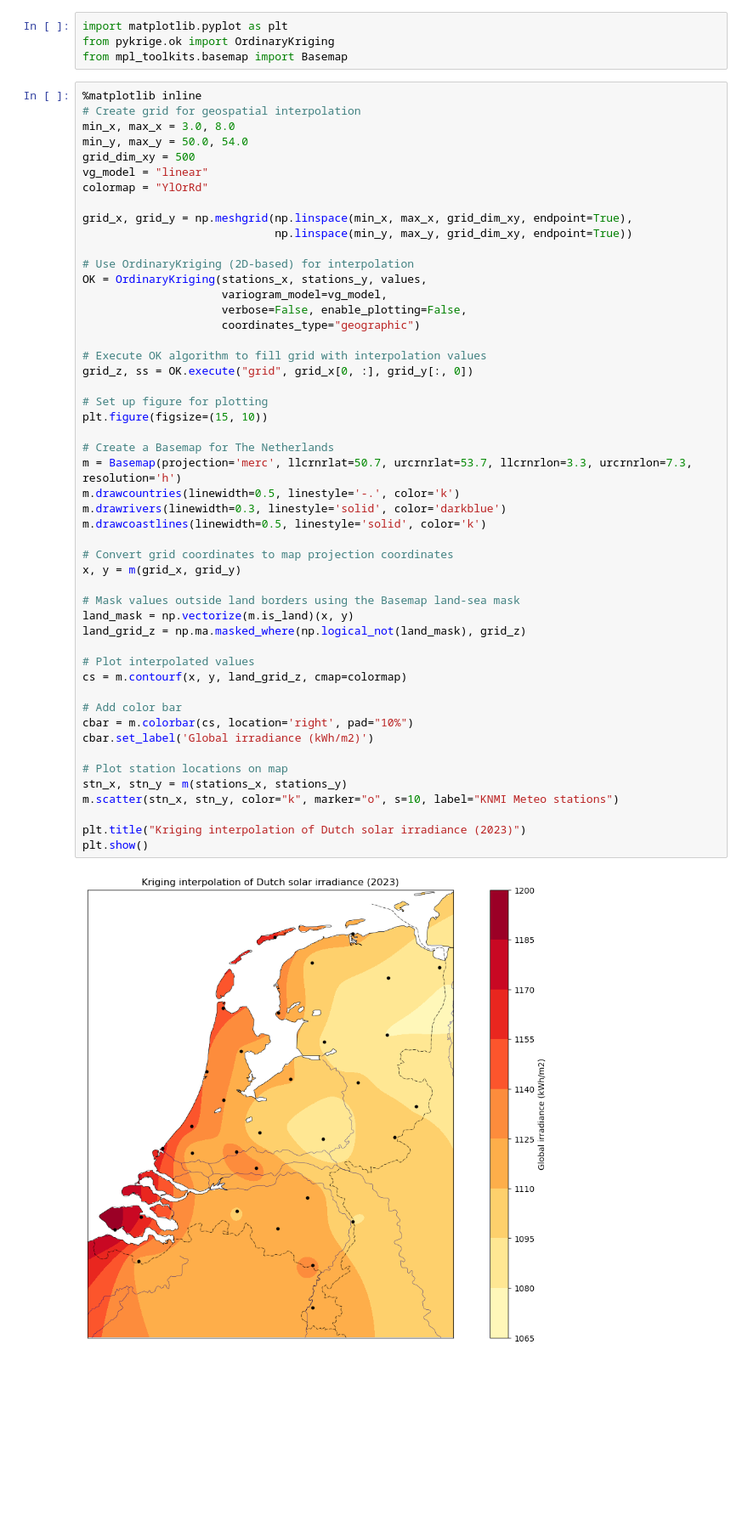
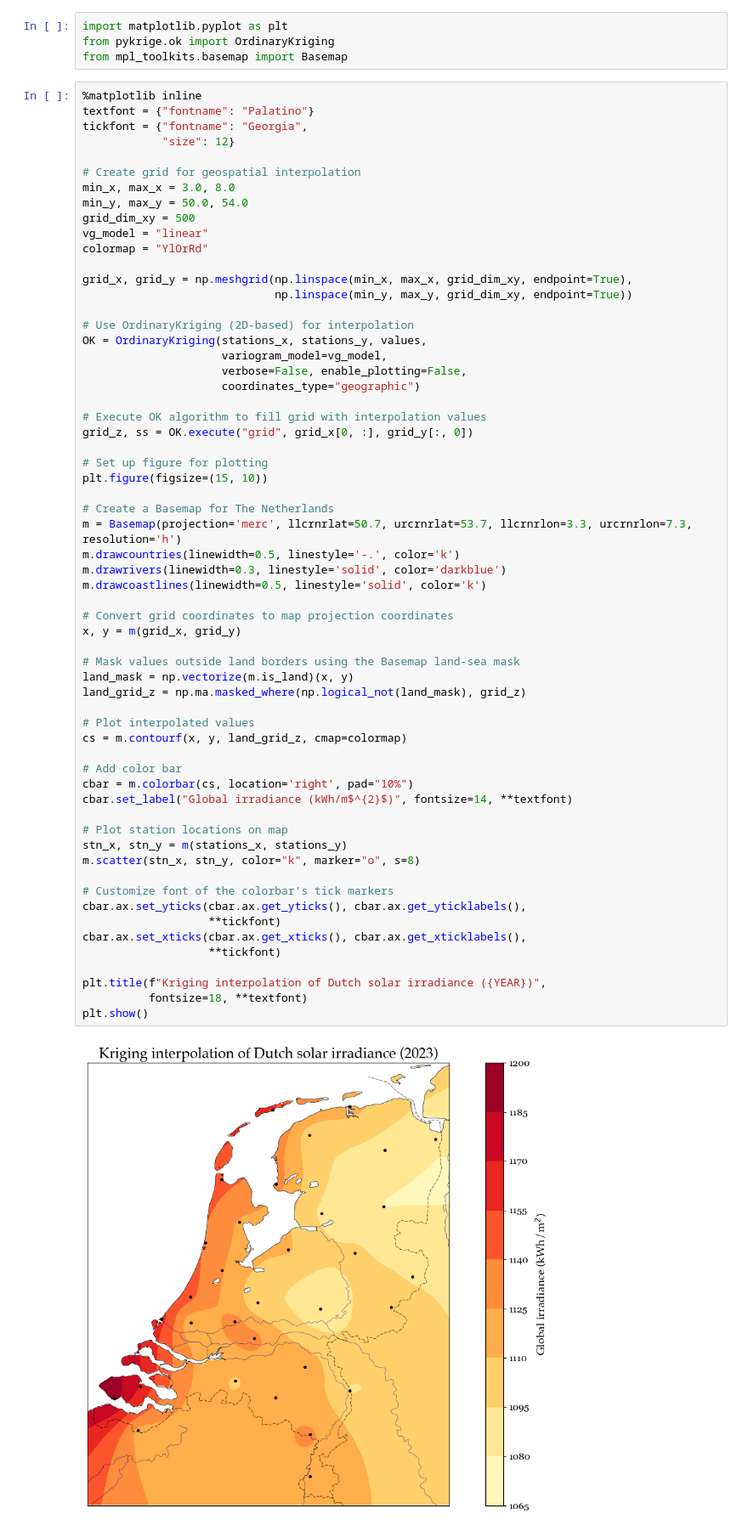
Before and after one commit to tomrooijakkers/data-science-portfolio, a Jupyter notebook: knmi-weather/02-knmi_data_visualization.ipynb, the cells around one changed output. Shown at 85% size. Cells and saved outputs as stored; diff of their text form; blank space fills up the shorter version.

Commit message:
Created function for plotting kriging maps; small debugs

```diff
--- a/knmi-weather/02-knmi_data_visualization.ipynb
+++ b/knmi-weather/02-knmi_data_visualization.ipynb
@@ -791,6 +807,10 @@ from pykrige.ok import OrdinaryKriging
 from mpl_toolkits.basemap import Basemap
 # %%
 %matplotlib inline
+textfont = {"fontname": "Palatino"}
+tickfont = {"fontname": "Georgia",
+            "size": 12}
+
 # Create grid for geospatial interpolation
 min_x, max_x = 3.0, 8.0
 min_y, max_y = 50.0, 54.0
@@ -810,34 +830,41 @@ OK = OrdinaryKriging(stations_x, stations_y, values,
 # Execute OK algorithm to fill grid with interpolation values
 grid_z, ss = OK.execute("grid", grid_x[0, :], grid_y[:, 0])
 
 # Set up figure for plotting
 plt.figure(figsize=(15, 10))
 
 # Create a Basemap for The Netherlands
 m = Basemap(projection='merc', llcrnrlat=50.7, urcrnrlat=53.7, llcrnrlon=3.3, urcrnrlon=7.3, resolution='h')
 m.drawcountries(linewidth=0.5, linestyle='-.', color='k')
 m.drawrivers(linewidth=0.3, linestyle='solid', color='darkblue')
 m.drawcoastlines(linewidth=0.5, linestyle='solid', color='k')
 
 # Convert grid coordinates to map projection coordinates
 x, y = m(grid_x, grid_y)
 
 # Mask values outside land borders using the Basemap land-sea mask
 land_mask = np.vectorize(m.is_land)(x, y)
 land_grid_z = np.ma.masked_where(np.logical_not(land_mask), grid_z)
 
 # Plot interpolated values
 cs = m.contourf(x, y, land_grid_z, cmap=colormap)
 
 # Add color bar
 cbar = m.colorbar(cs, location='right', pad="10%")
-cbar.set_label('Global irradiance (kWh/m2)')
+cbar.set_label("Global irradiance (kWh/m$^{2}$)", fontsize=14, **textfont)
 
 # Plot station locations on map
 stn_x, stn_y = m(stations_x, stations_y)
-m.scatter(stn_x, stn_y, color="k", marker="o", s=10, label="KNMI Meteo stations")
+m.scatter(stn_x, stn_y, color="k", marker="o", s=8)
 
-plt.title("Kriging interpolation of Dutch solar irradiance (2023)")
+# Customize font of the colorbar's tick markers
+cbar.ax.set_yticks(cbar.ax.get_yticks(), cbar.ax.get_yticklabels(),
+                   **tickfont)
+cbar.ax.set_xticks(cbar.ax.get_xticks(), cbar.ax.get_xticklabels(),
+                   **tickfont)
+
+plt.title(f"Kriging interpolation of Dutch solar irradiance ({YEAR})",
+          fontsize=18, **textfont)
 plt.show()
 # %% [output]
-[figure, old version]
+[figure, new version]
```
Also changed, not shown: parts of 3 cells of this notebook, 1 other file.
